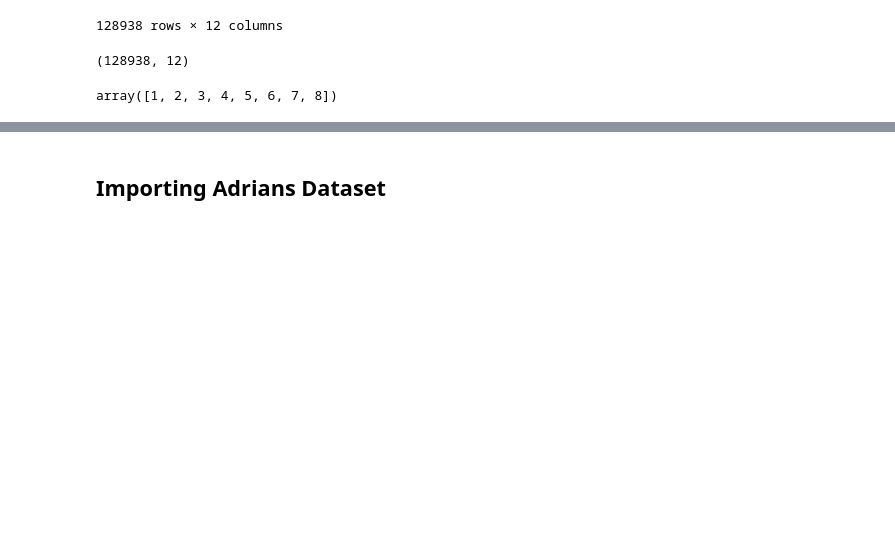
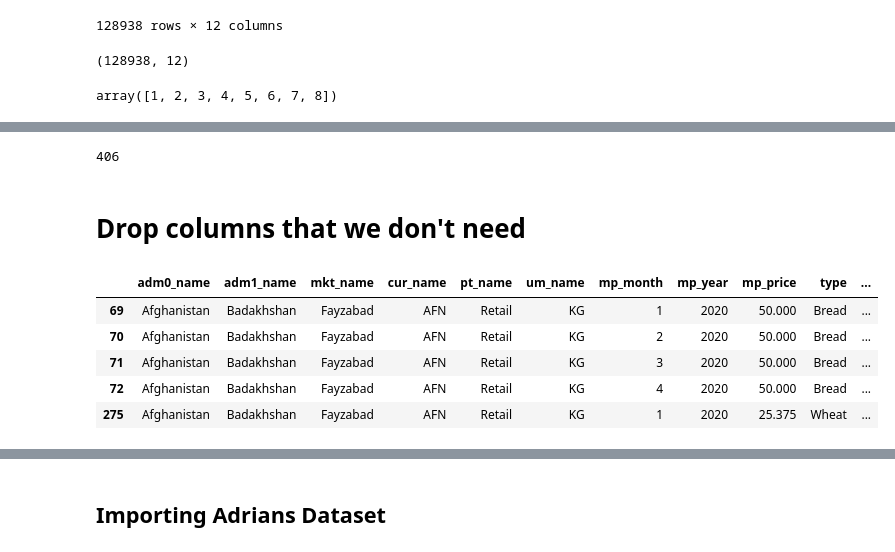
Before and after one commit to AllanRPetersen/Predicting-Food-Prices, a Jupyter notebook: notebooks/Allan_Cleaned Food Prices Grouped.ipynb, the cells around one changed output, grey strips where cells are left out. Cells and saved outputs as stored; diff of their text form; code cells hidden in the pictures; blank space fills up the shorter version.

```diff
--- a/notebooks/Allan_Cleaned Food Prices.ipynb
+++ b/notebooks/Allan_Cleaned Food Prices Grouped.ipynb
@@ -309,0 +306,15 @@ price_2020_df['type'].nunique()
+# %%
+price_2020_df['type'].nunique()
+# %% [output]
+406
+# %% [markdown]
+# Drop columns that we don't need
+# %%
+price_2020_df.head()
+# %% [output]
+|  | adm0_name | adm1_name | mkt_name | cur_name | pt_name | um_name | mp_month | mp_year | mp_price | type | ... |
+| 69 | Afghanistan | Badakhshan | Fayzabad | AFN | Retail | KG | 1 | 2020 | 50.000 | Bread | ... |
+| 70 | Afghanistan | Badakhshan | Fayzabad | AFN | Retail | KG | 2 | 2020 | 50.000 | Bread | ... |
+| 71 | Afghanistan | Badakhshan | Fayzabad | AFN | Retail | KG | 3 | 2020 | 50.000 | Bread | ... |
+| 72 | Afghanistan | Badakhshan | Fayzabad | AFN | Retail | KG | 4 | 2020 | 50.000 | Bread | ... |
+| 275 | Afghanistan | Badakhshan | Fayzabad | AFN | Retail | KG | 1 | 2020 | 25.375 | Wheat | ... |
```
Also changed, not shown: parts of 56 cells of this notebook.
